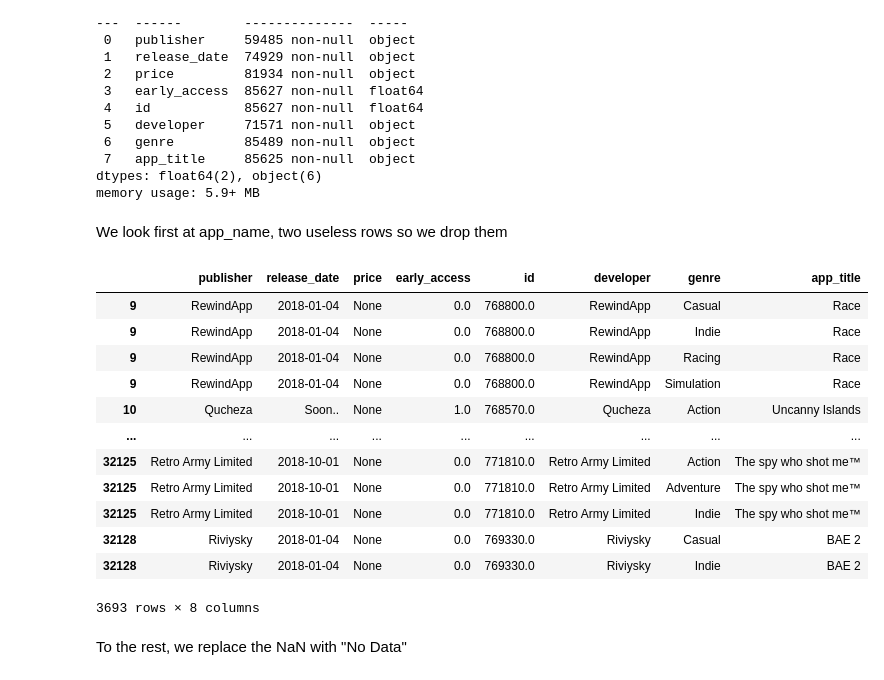
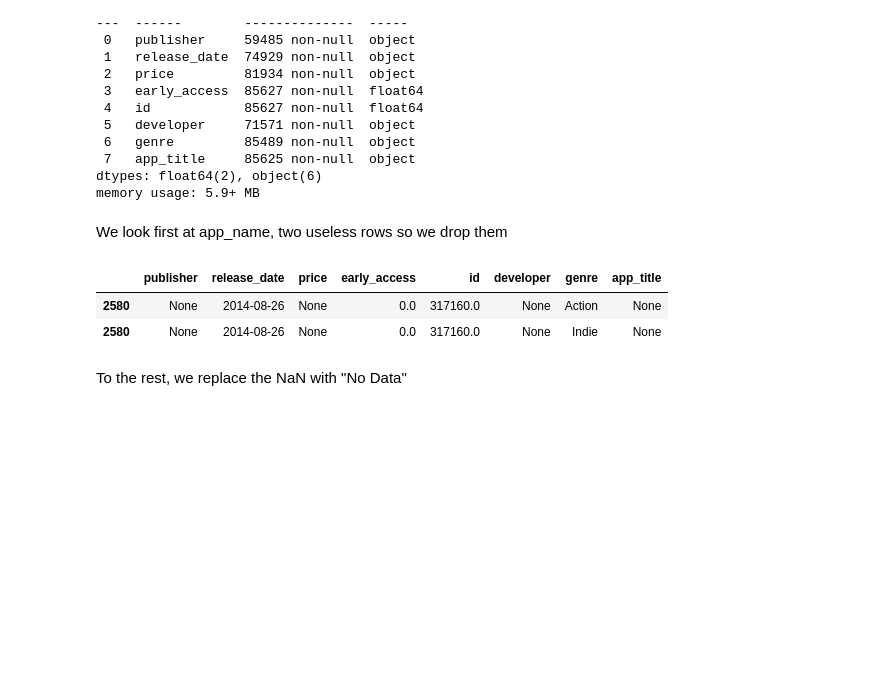
Before and after one commit to pablorobba/Proyecto_Individual_STEAM, a Jupyter notebook: ETL_process.ipynb, the cells around one changed output. Cells and saved outputs as stored; diff of their text form; code cells hidden in the pictures; blank space fills up the shorter version.

```diff
--- a/ETL_process.ipynb
+++ b/ETL_process.ipynb
@@ -255,22 +266,12 @@ memory usage: 5.9+ MB
 # %% [markdown]
 We look first at app_name, two useless rows so we drop them
 # %%
-empty_rows_games = df_games[df_games["app_name"].isna()]
+empty_rows_games = df_games[df_games["app_title"].isna()]
 empty_rows_games
 # %% [output]
 |  | publisher | release_date | price | early_access | id | developer | genre | app_title |
-| 9 | RewindApp | 2018-01-04 | None | 0.0 | 768800.0 | RewindApp | Casual | Race |
-| 9 | RewindApp | 2018-01-04 | None | 0.0 | 768800.0 | RewindApp | Indie | Race |
-| 9 | RewindApp | 2018-01-04 | None | 0.0 | 768800.0 | RewindApp | Racing | Race |
-| 9 | RewindApp | 2018-01-04 | None | 0.0 | 768800.0 | RewindApp | Simulation | Race |
-| 10 | Qucheza | Soon.. | None | 1.0 | 768570.0 | Qucheza | Action | Uncanny Islands |
-| ... | ... | ... | ... | ... | ... | ... | ... | ... |
-| 32125 | Retro Army Limited | 2018-10-01 | None | 0.0 | 771810.0 | Retro Army Limited | Action | The spy who shot me™ |
-| 32125 | Retro Army Limited | 2018-10-01 | None | 0.0 | 771810.0 | Retro Army Limited | Adventure | The spy who shot me™ |
-| 32125 | Retro Army Limited | 2018-10-01 | None | 0.0 | 771810.0 | Retro Army Limited | Indie | The spy who shot me™ |
-| 32128 | Riviysky | 2018-01-04 | None | 0.0 | 769330.0 | Riviysky | Casual | BAE 2 |
-| 32128 | Riviysky | 2018-01-04 | None | 0.0 | 769330.0 | Riviysky | Indie | BAE 2 |
+| 2580 | None | 2014-08-26 | None | 0.0 | 317160.0 | None | Action | None |
+| 2580 | None | 2014-08-26 | None | 0.0 | 317160.0 | None | Indie | None |
-3693 rows × 8 columns
 # %%
 df_games = df_games.dropna(subset= ['app_title'])
 # %% [markdown]
```
Also changed, not shown: parts of 14 cells of this notebook.
